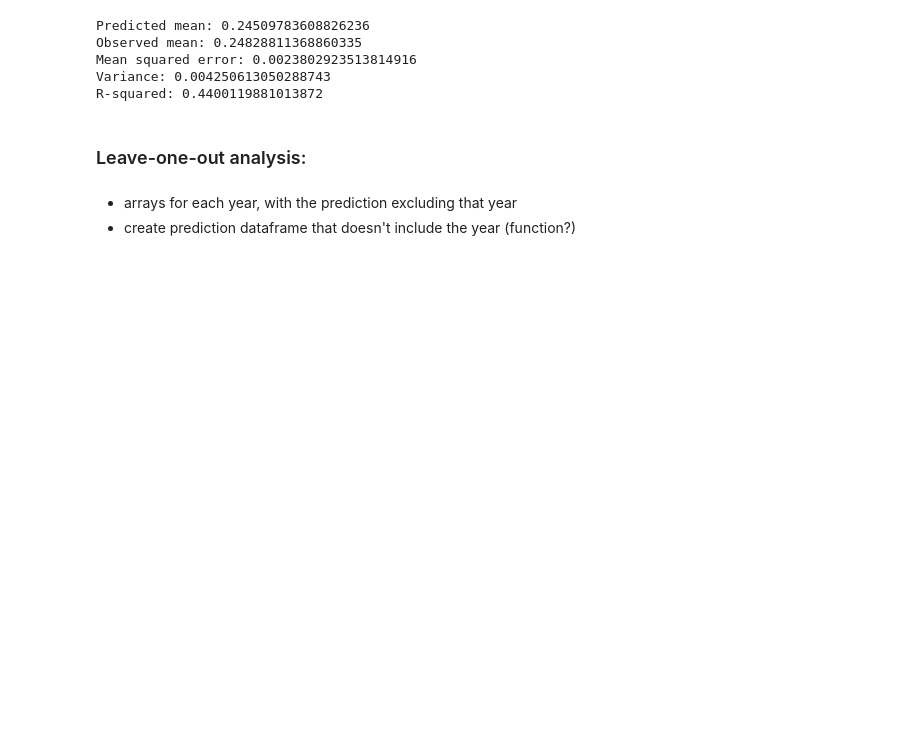
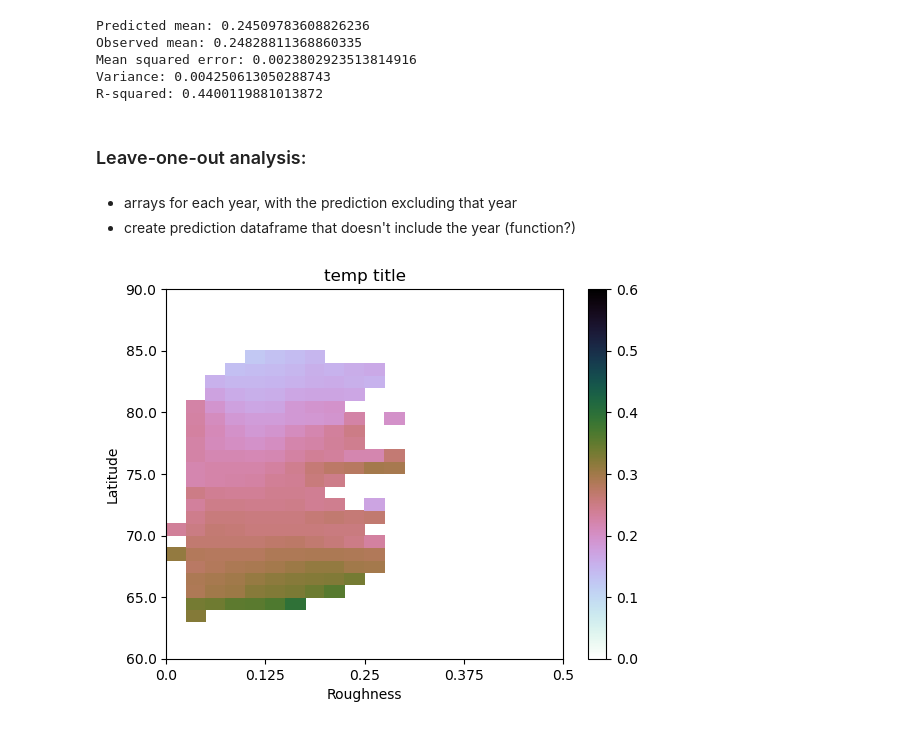
Before and after one commit to rhtweedie/modelled_mpf_with_advection, a Jupyter notebook: lat_analysis_take_2.ipynb, the cells around one changed output. Drawn from its saved outputs; the diff is of its cells as text; code cells hidden in the pictures; blank space fills up the shorter version.

Commit message:
Finish leave-one-out analysis for one year

```diff
--- a/lat_analysis_take_2.ipynb
+++ b/lat_analysis_take_2.ipynb
@@ -684,45 +712,18 @@ R-squared: 0.4400119881013872
 # %% [markdown]
 - arrays for each year, with the prediction excluding that year
 - create prediction dataframe that doesn't include the year (function?)
-# %%
-def calc_excl_bin_means(year_to_exclude)
-    years = [2010, 2011, 2017, 2018, 2019, 2020]
-    if year_to_exclude != 'None':
-        years.remove(year_to_exclude)
-
-    annual_static_binned_stats = np.zeros((len(years), 30, 20))
-    annual_advected_binned_stats = np.zeros((len(years), 30, 20))
-
-    for i in range(len(years)):
-        year = years[i]
-
-        april_MISR, lon_MISR, lat_MISR, x_MISR, y_MISR = load_static_MISR(year)
-        mean_advected_MISR = load_advected_MISR(year)
-        mean_observed_mpf = load_observed_mpf(year, x_MISR, y_MISR)
-
-        annual_static_binned_stats[i] = calculate_binned_averages(mean_observed_mpf, april_MISR, lat_MISR)
-        annual_advected_binned_stats[i] = calculate_binned_averages(mean_observed_mpf, mean_advected_MISR, lat_MISR)
-
-    # calculate mean bins:
-    mean_static_bins = np.zeros((30, 20))
-    mean_advected_bins = np.zeros((30, 20))
-    rows = 30
-    cols = 20
-    for i in range(rows):
-        for j in range(cols):
-            mean_static_bins[i][j] = np.nanmean(annual_static_binned_stats[:,i,j])
-            mean_advected_bins[i][j] = np.nanmean(annual_advected_binned_stats[:,i,j])
-
-    return mean_static_bins, mean_advected_bins
 # %%
-year = 2020
+year = 2010
 
+for year in YEARS:
 april_MISR, lon_MISR, lat_MISR, x_MISR, y_MISR = load_static_MISR(year)
 mean_advected_MISR = load_advected_MISR(year)
-mean_observed_mpf = load_observed_mpf(year, x_MISR, y_MISR)
+mean_observed_mpf,_,_,_,_ = load_observed_mpf(year, x_MISR, y_MISR)
 
 excl_mean_static_bins, excl_mean_advected_bins = calc_excl_bin_means(2020)
 static_predicted_mpf = predict_mpf(april_MISR, lat_MISR, excl_mean_static_bins)
 advected_predicted_mpf = predict_mpf(mean_advected_MISR, lat_MISR, excl_mean_advected_bins)
 
-plot_bins(static_binned_stats)
+advected_bins = calculate_binned_averages(advected_predicted_mpf, mean_advected_MISR, lat_MISR)
+# %% [output]
+[figure, added]
```
Also changed, not shown: parts of 4 cells of this notebook.
